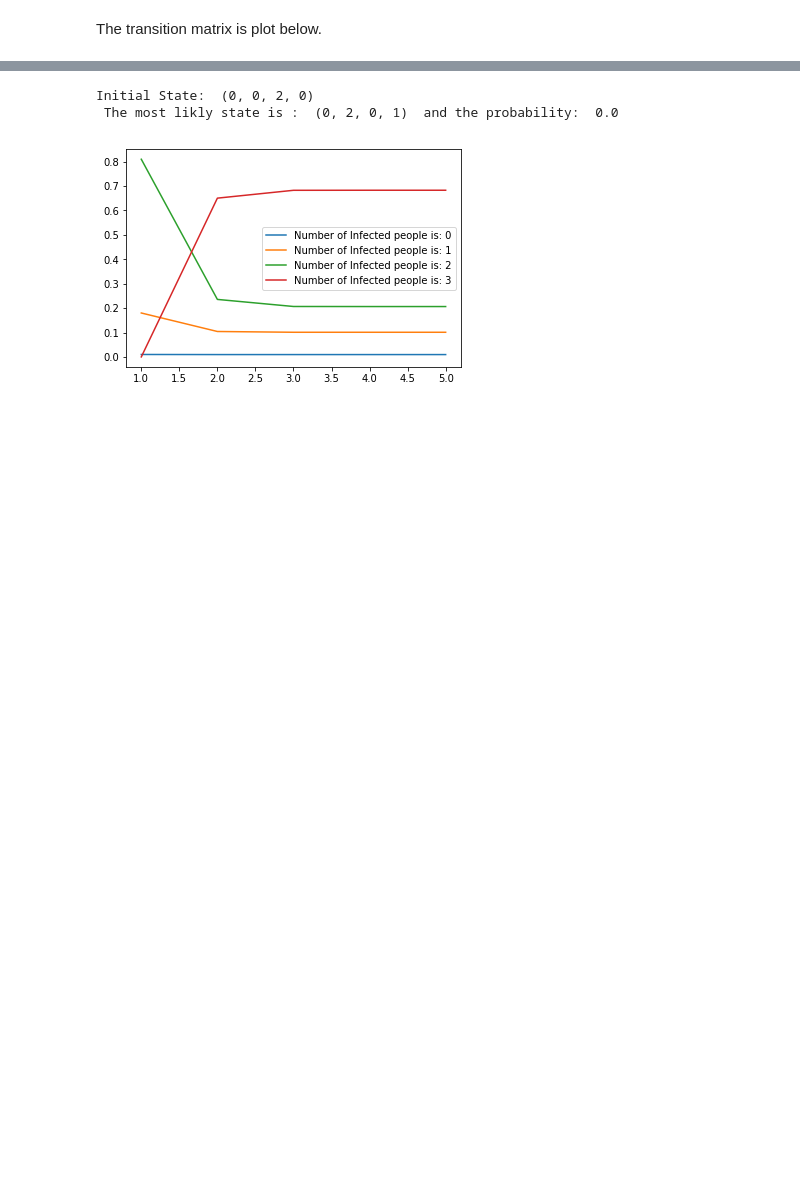
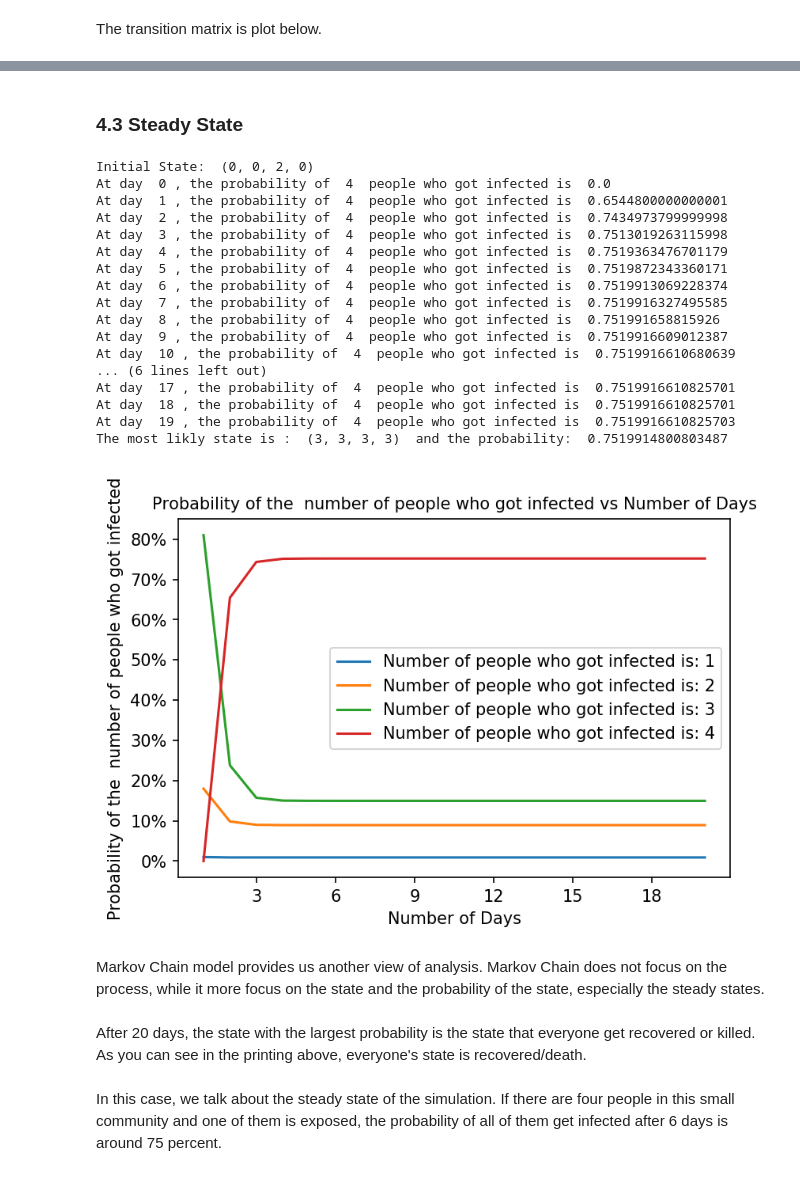
Before and after one commit to MUYANGGUO/COVID19-Simulation, a Jupyter notebook: Models_Notebooks/PART-3-MarkovChain.ipynb, the cells around one changed output, grey strips where cells are left out. Drawn from its saved outputs; the diff is of its cells as text; code cells hidden in the pictures; blank space fills up the shorter version.

```diff
--- a/Models_Notebooks/PART-3-MarkovChain.ipynb
+++ b/Models_Notebooks/PART-3-MarkovChain.ipynb
@@ -123,0 +137,6 @@ Based on the analysis of real world data, the parameters of the model are predef
+# %%
+P_E2R = 0.40
+P_E2I = 0.20
+P_I2R = 0.90
+P_SByE = 0.8
+P_SByI = 0.9
@@ -218,0 +254,5 @@ S = vA^n
+# %%
+print("Initial State: ",map[convert_state_to_string(temp)])
+print("Steady State: ")
+for i in range(len(tres[0])):
+    print(" state: ",map[index2str[i]], " probability: ", tres[0,i]);
@@ -218,0 +279,6 @@ S = vA^n
+# %%
+print("Initial State: ",map[convert_state_to_string(temp)])
+print("Steady State: ")
+for i in range(len(tres[0])):
+    if ( tres[0,i] > 0.00001):
+        print(" state: ",map[index2str[i]], " probability: ", tres[0,i]);
@@ -309,16 +387,25 @@ def unittest_AllInfected(days, Trans_Matrix, temp, res):
             tempArray[dcount] = proOfnumInfected[i]
         dcount += 1
 
-
+    ##plot
+    fig2, ax2 = plt.subplots( dpi = 150)
     for i in range(n):
         plt.plot(X_days, prob_numInf[i])
-    labels = ["Number of Infected people is: "+str(i) for i in range(n)]
+    labels = ["Number of people who got infected is: "+str(i+1) for i in range(n)]
     plt.legend(labels)
+    ax2.yaxis.set_major_formatter(PercentFormatter(1))
+    ax2.xaxis.set_major_locator(MaxNLocator(integer=True))
+    ax2.set_title("Probability of the  number of people who got infected vs Number of Days",fontsize = 10)
+    plt.ylabel('Probability of the  number of people who got infected', fontsize=10)
+    plt.xlabel('Number of Days', fontsize=10)
 
     maxState = map[index2str[0]]
     maxProb = tempres[0,0]
-    if (tempres[0,i] > maxProb):
-        maxState = map[index2str[i]]
-        maxProb = tempres[0,i]
+    for i in range(len(map)):
+        if (tempres[0,i] > maxProb):
+            maxState = map[index2str[i]]
+            maxProb = tempres[0,i]
 
-    print(" The most likly state is : ",maxState, " and the probability: ", maxProb);
+    for i in range(days):
+        print("At day ",i,", the probability of ",n," people who got infected is ",prob_numInf[n-1][i])
+    print("The most likly state is : ",maxState, " and the probability: ", maxProb);
@@ -342,6 +451,29 @@ Initial State:  (0, 0, 2, 0)
+# %% [markdown]
+### 4.3 Steady State<a name="043"></a>
 # %%
-unittest_AllInfected(5,Trans_Matrix,temp,res)
+unittest_AllInfected(20,Trans_Matrix,temp,res)
 # %% [output]
 Initial State:  (0, 0, 2, 0)
- The most likly state is :  (0, 2, 0, 1)  and the probability:  0.0
+At day  0 , the probability of  4  people who got infected is  0.0
+At day  1 , the probability of  4  people who got infected is  0.6544800000000001
+At day  2 , the probability of  4  people who got infected is  0.7434973799999998
+At day  3 , the probability of  4  people who got infected is  0.7513019263115998
+At day  4 , the probability of  4  people who got infected is  0.7519363476701179
+At day  5 , the probability of  4  people who got infected is  0.7519872343360171
+At day  6 , the probability of  4  people who got infected is  0.7519913069228374
+At day  7 , the probability of  4  people who got infected is  0.7519916327495585
+At day  8 , the probability of  4  people who got infected is  0.751991658815926
+At day  9 , the probability of  4  people who got infected is  0.7519916609012387
+At day  10 , the probability of  4  people who got infected is  0.7519916610680639
+... (6 lines left out)
+At day  17 , the probability of  4  people who got infected is  0.7519916610825701
+At day  18 , the probability of  4  people who got infected is  0.7519916610825701
+At day  19 , the probability of  4  people who got infected is  0.7519916610825703
+The most likly state is :  (3, 3, 3, 3)  and the probability:  0.7519914800803487
-[figure, old version]
+[figure, new version]
+# %% [markdown]
+Markov Chain model provides us another view of analysis. Markov Chain does not focus on the process, while it more focus on the state and the probability of the state, especially the steady states.
+# %% [markdown]
+After 20 days, the state with the largest probability is the state that everyone get recovered or killed. As you can see in the printing above, everyone's state is recovered/death.
+# %% [markdown]
+In this case, we talk about the steady state of the simulation. If there are four people in this small community and one of them is exposed, the probability of all of them get infected after 6 days is around 75 percent.<br><br>
```
Also changed, not shown: parts of 39 cells of this notebook.
